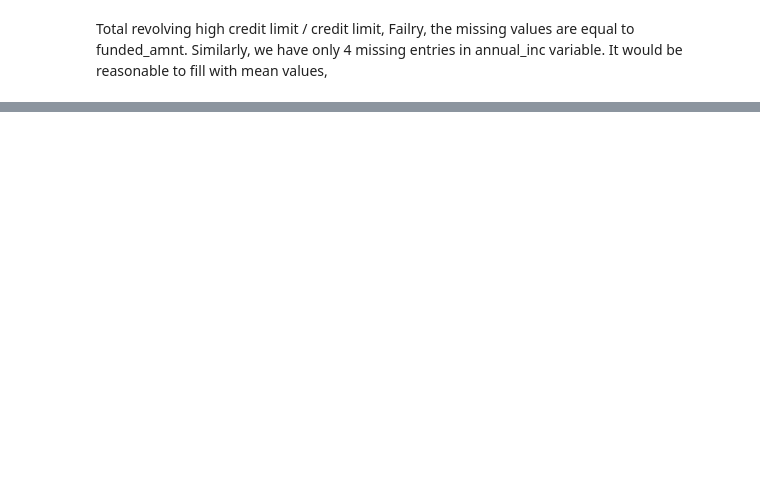
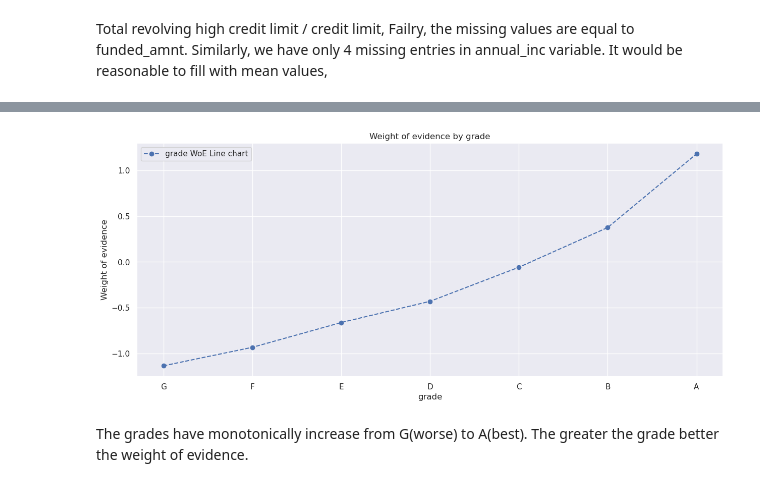
Before and after one commit to pvsnp9/credit-risk-modelling, a Jupyter notebook: eda_zero.ipynb, the cells around one changed output, grey strips where cells are left out. Cells and saved outputs as stored; diff of their text form; code cells hidden in the pictures; blank space fills up the shorter version.

```diff
--- a/eda_zero.ipynb
+++ b/eda_zero.ipynb
@@ -379,0 +453,7 @@ dtype: int64
+# %%
+if input_data == "train":
+    x_train_prep = x_train.copy()
+    y_train_prep = y_train.copy()
+else:
+    x_train_prep = x_test.copy()
+    y_train_prep = y_test.copy()
@@ -379,0 +594,26 @@ dtype: int64
+# %%
+def compute_woe_iv(df, variable_name, target_df):
+    copy_df = pd.concat([df[variable_name], target_df], axis=1)
+    copy_df = pd.concat([copy_df.groupby(variable_name, as_index=False)[copy_df.columns.values[1]].count(),
+                         copy_df.groupby(copy_df[variable_name], as_index=False)[copy_df.columns.values[1]].mean()
+                         ], axis=1)
+
+    copy_df = copy_df.iloc[:, [0,1,3]]
+    copy_df.columns = [copy_df.columns.values[0], "n_observation", "prop_good"]
+    copy_df["prop_n_observation"] = copy_df["n_observation"] / copy_df["n_observation"].sum()
+    # it returns the proprtion of good loans from df
+    copy_df["n_good"] = copy_df["prop_good"] * copy_df["n_observation"]
+    copy_df["n_bad"] = (1- copy_df["prop_good"]) * copy_df["n_observation"]
+
+    copy_df["prop_n_good"] = copy_df["n_good"] / copy_df["n_good"].sum()
+    copy_df["prop_n_bad"] = copy_df["n_bad"] / copy_df["n_bad"].sum()
+
+    copy_df["woe"] = np.log(copy_df["prop_n_good"] / copy_df["prop_n_bad"])
+    copy_df["iv"] = ((copy_df["prop_n_good"] - copy_df["prop_n_bad"]) * copy_df["woe"]).sum()
+
+    copy_df = copy_df.sort_values(["woe"])
+    copy_df = copy_df.reset_index(drop=True)
+    return copy_df
+# %%
+g_woe = compute_woe_iv(x_train_prep, "grade", y_train_prep)
+g_woe
@@ -379,0 +629,16 @@ dtype: int64
+# %%
+def plot_woe(woe, x_tick_rotation=0):
+    plt.figure(figsize=(15, 6))
+    plt.plot(woe.iloc[:, 0].apply(str), woe['woe'], marker='o', linestyle='--', color='b', label=f'{woe.columns.values[0]} WoE Line chart')
+    plt.xlabel(woe.columns.values[0])
+    plt.xticks(rotation = x_tick_rotation)
+    plt.ylabel("Weight of evidence")
+    plt.title(f"Weight of evidence by {woe.columns.values[0]}")
+    plt.legend()
+    plt.show()
+# %%
+plot_woe(g_woe)
+# %% [output]
+[figure, added]
+# %% [markdown]
+The grades have monotonically increase from G(worse) to A(best). The greater the grade better the weight of evidence.
```
Also changed, not shown: parts of 147 cells of this notebook.
